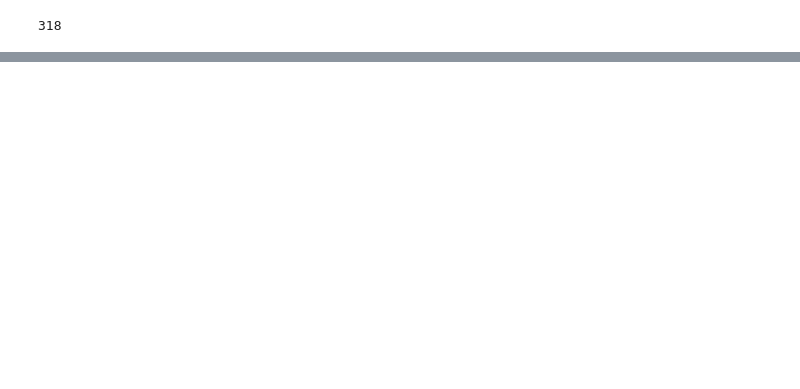
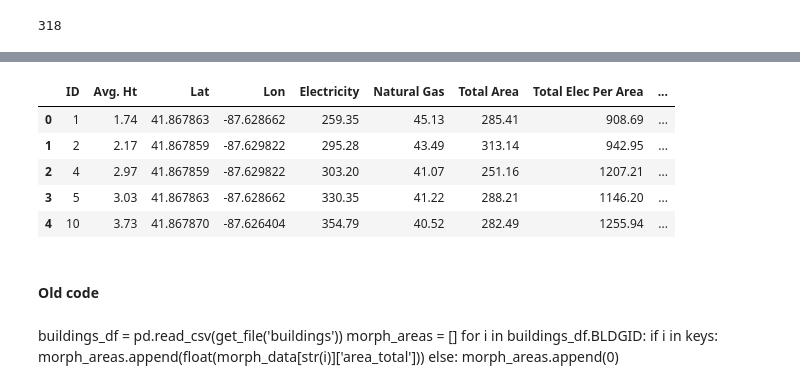
Before and after one commit to brilerner/SMC-2020, a Jupyter notebook: code/MORPH AREAS.ipynb, the cells around one changed output, grey strips where cells are left out. Saved outputs shown, nothing was run; the diff lists cells and outputs as text; code cells hidden in the pictures; blank space fills up the shorter version.

```diff
--- a/code/MORPH AREAS.ipynb
+++ b/code/MORPH AREAS.ipynb
@@ -138,0 +135,19 @@ for i in buildings_df.BLDGID:
+# %%
+store = defaultdict(list)
+for folder in list(main.iterdir()):
+    if 'DS' in folder.name:
+        continue
+    real_id = int(folder.name[:-3])
+    run = int(folder.name[-3:])
+    store['id'].append(real_id)
+    store['run'].append(run)
+    for file in folder.iterdir():
+        csv_df = pd.read_csv(file)
+        val_sum = int(csv_df.value.sum())
+        if 'energy' in file.name:
+            store['energy'].append(val_sum)
+        if 'gas' in file.name:
+            store['gas'].append(val_sum)
+cdf = pd.DataFrame(store)
+# %%
+cdf['energy_total'] = cdf.energy + cdf.gas
@@ -138,0 +165,5 @@ for i in buildings_df.BLDGID:
+# %%
+output = bdf.merge(mdf, on='id', how='outer').merge(cdf, on='id', how='outer')
+print(len(output))
+# output[output['District Heating [GJ]'] > 0]
+output.head()
@@ -138,0 +178,15 @@ for i in buildings_df.BLDGID:
+# %%
+output = output.rename(columns={'id':'ID', 'MEAN_AVGHT':'Avg. Ht', 'Electricity [GJ]':'Electricity', 'Natural Gas [GJ]':'Natural Gas',
+                      'area_total':'Total Area', 'elec_per_area_total':'Total Elec Per Area','elec_total':'Total Elec',
+                       'run':'Run', 'energy':'Energy', 'gas':'Gas', 'energy_total':'Energy Plus Gas'})
+# %%
+main_output = output[output.columns[:-4]]
+main_output = main_output[main_output['Total Elec'].notnull()]
+main_output.head()
+# %% [output]
+|  | ID | Avg. Ht | Lat | Lon | Electricity | Natural Gas | Total Area | Total Elec Per Area | ... |
+| 0 | 1 | 1.74 | 41.867863 | -87.628662 | 259.35 | 45.13 | 285.41 | 908.69 | ... |
+| 1 | 2 | 2.17 | 41.867859 | -87.629822 | 295.28 | 43.49 | 313.14 | 942.95 | ... |
+| 2 | 4 | 2.97 | 41.867859 | -87.629822 | 303.20 | 41.07 | 251.16 | 1207.21 | ... |
+| 3 | 5 | 3.03 | 41.867863 | -87.628662 | 330.35 | 41.22 | 288.21 | 1146.20 | ... |
+| 4 | 10 | 3.73 | 41.867870 | -87.626404 | 354.79 | 40.52 | 282.49 | 1255.94 | ... |
@@ -139,3 +196,13 @@ for i in buildings_df.BLDGID:
+# %% [markdown]
+#### Old code
+# %% [markdown]
+buildings_df = pd.read_csv(get_file('buildings'))
+morph_areas = []
+for i in buildings_df.BLDGID:
+    if i in keys:
+        morph_areas.append(float(morph_data[str(i)]['area_total']))
+    else:
+        morph_areas.append(0)
 # %%
 buildings_df['area_total'] = morph_areas
 # %%
```
Also changed, not shown: parts of 17 cells of this notebook, 3 other files.
